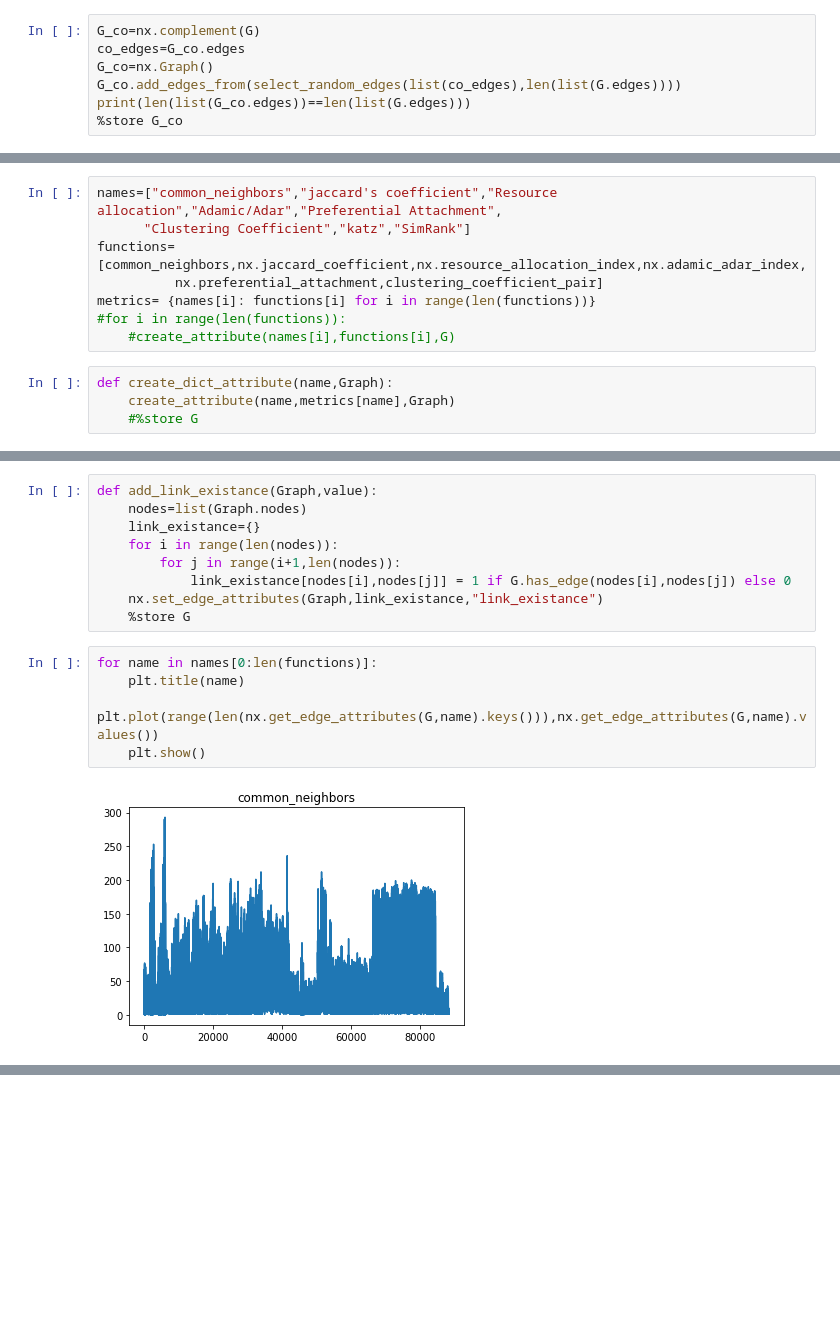
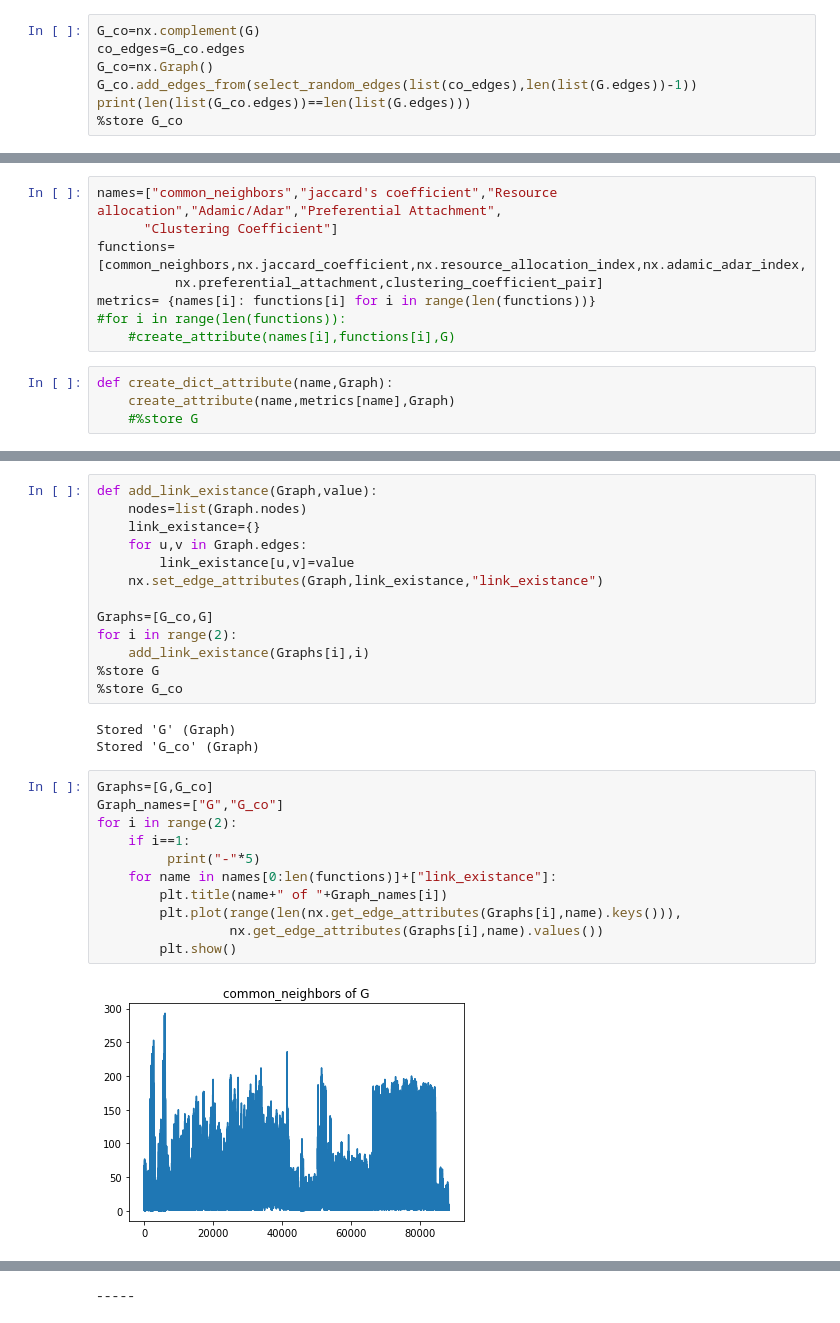
Before and after one commit to ManosMorf97/Social_Network_Tasks, a Jupyter notebook: Link_Prediction_on_G.ipynb, the cells around one changed output, grey strips where cells are left out. Cells and saved outputs as stored; diff of their text form; blank space fills up the shorter version.

```diff
--- a/Link_Prediction_on_G.ipynb
+++ b/Link_Prediction_on_G.ipynb
@@ -94,7 +105,7 @@ def select_random_edges(edge_list,n):
 G_co=nx.complement(G)
 co_edges=G_co.edges
 G_co=nx.Graph()
-G_co.add_edges_from(select_random_edges(list(co_edges),len(list(G.edges))))
+G_co.add_edges_from(select_random_edges(list(co_edges),len(list(G.edges))-1))
 print(len(list(G_co.edges))==len(list(G.edges)))
 %store G_co
 # %% [output]
@@ -128,7 +133,7 @@ def clustering_coefficient_pair(Graph,list_par):
     return clustering_pair[list_par[0][0]]*clustering_pair[list_par[0][1]]
 # %%
 names=["common_neighbors","jaccard's coefficient","Resource allocation","Adamic/Adar","Preferential Attachment",
-      "Clustering Coefficient","katz","SimRank"]
+      "Clustering Coefficient"]
 functions=[common_neighbors,nx.jaccard_coefficient,nx.resource_allocation_index,nx.adamic_adar_index,
           nx.preferential_attachment,clustering_coefficient_pair]
 metrics= {names[i]: functions[i] for i in range(len(functions))}
@@ -170,15 +183,28 @@ KeyboardInterrupt
 def add_link_existance(Graph,value):
     nodes=list(Graph.nodes)
     link_existance={}
-    for i in range(len(nodes)):
-        for j in range(i+1,len(nodes)):
-            link_existance[nodes[i],nodes[j]] = 1 if G.has_edge(nodes[i],nodes[j]) else 0
+    for u,v in Graph.edges:
+        link_existance[u,v]=value
     nx.set_edge_attributes(Graph,link_existance,"link_existance")
-    %store G
+
+Graphs=[G_co,G]
+for i in range(2):
+    add_link_existance(Graphs[i],i)
+%store G
+%store G_co
+# %% [output]
+Stored 'G' (Graph)
+Stored 'G_co' (Graph)
 # %%
-for name in names[0:len(functions)]:
-    plt.title(name)
-    plt.plot(range(len(nx.get_edge_attributes(G,name).keys())),nx.get_edge_attributes(G,name).values())
-    plt.show()
+Graphs=[G,G_co]
+Graph_names=["G","G_co"]
+for i in range(2):
+    if i==1:
+         print("-"*5)
+    for name in names[0:len(functions)]+["link_existance"]:
+        plt.title(name+" of "+Graph_names[i])
+        plt.plot(range(len(nx.get_edge_attributes(Graphs[i],name).keys())),
+                 nx.get_edge_attributes(Graphs[i],name).values())
+        plt.show()
 # %% [output]
-[figure, old version]
+[figure, new version]
@@ -189,0 +217 @@ for name in names[0:len(functions)]:
+-----
```
Also changed, not shown: parts of 17 cells of this notebook.
